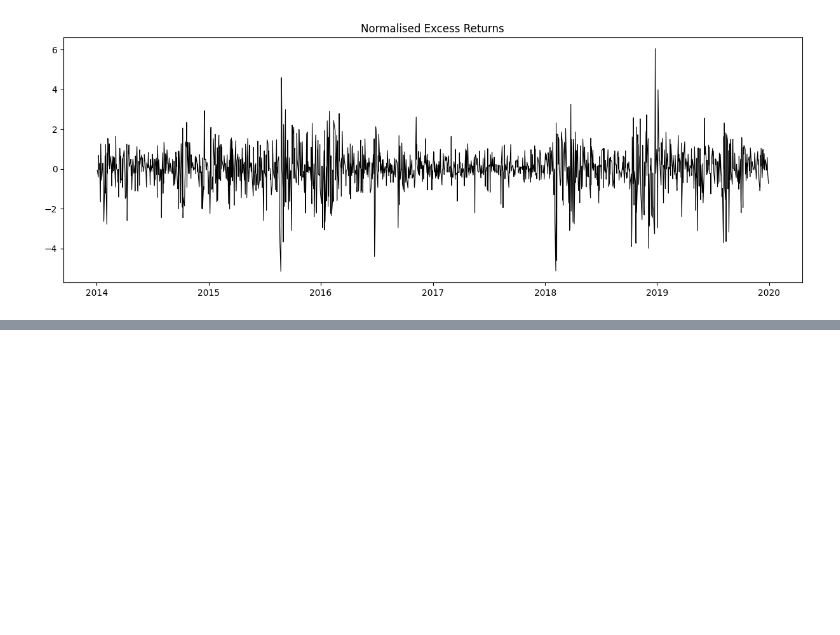
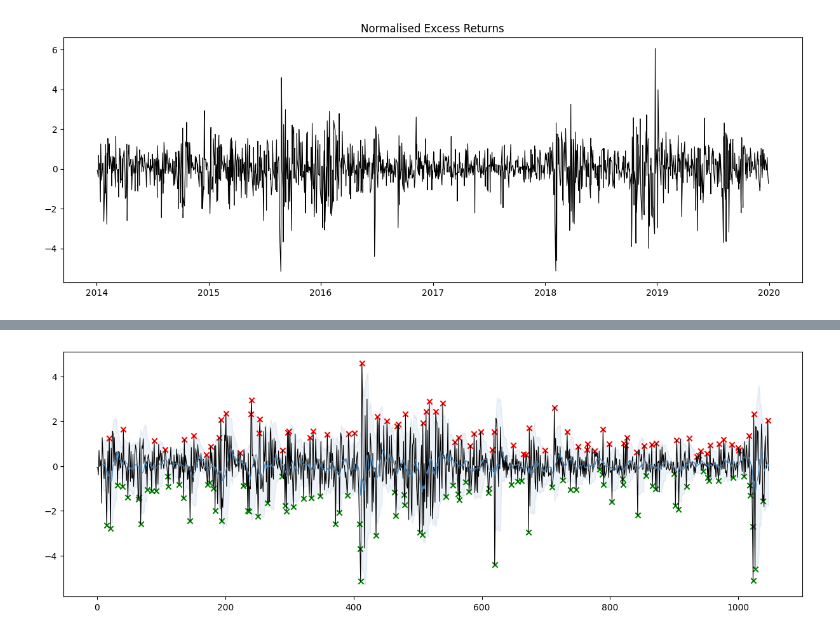
Before and after one commit to maxnorman569/comp0051_algorithmic_trading, a Jupyter notebook: coursework-two/ma_mean_reversion_stategy.ipynb, the cells around one changed output, grey strips where cells are left out. Cells and saved outputs as stored; diff of their text form; code cells hidden in the pictures; blank space fills up the shorter version.

```diff
--- a/coursework-two/ma_mean_reversion_stategy.ipynb
+++ b/coursework-two/ma_mean_reversion_stategy.ipynb
@@ -49,0 +135,10 @@ plt.plot(df['normalised_excess_returns'], color = 'black', lw = 0.8)
+# %%
+fig, ax = plt.subplots(1, 1)
+
+plot_strategy(
+    plot_axis =ax,
+    normalised_daily_excess_returns = r_train,
+    window_size = window_star,
+    boillinger_band_threshold = threshold_star,)
+# %% [output]
+[figure, added]
```
Also changed, not shown: parts of 11 cells of this notebook, 2 other files.
